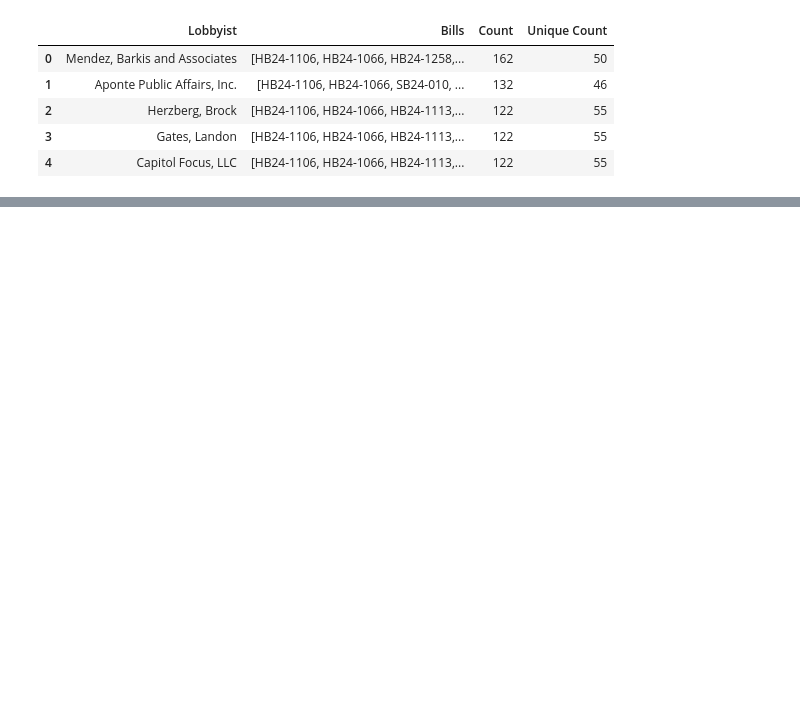
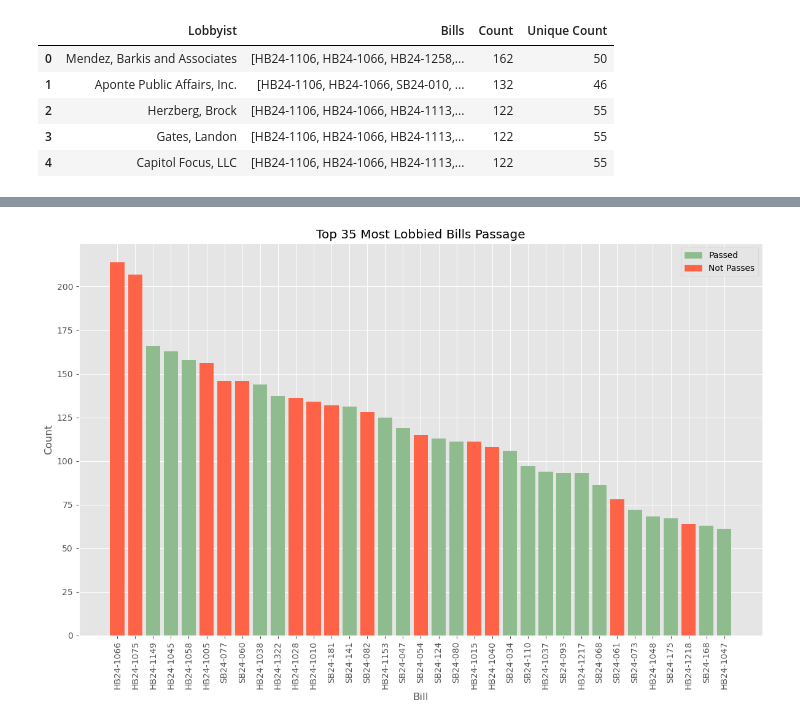
Before and after one commit to juliakirk/Web-Data-Science, a Jupyter notebook: finalProject.ipynb, the cells around one changed output, grey strips where cells are left out. Drawn from its saved outputs; the diff is of its cells as text; code cells hidden in the pictures; blank space fills up the shorter version.

```diff
--- a/finalProject.ipynb
+++ b/finalProject.ipynb
@@ -280,0 +219,31 @@ plt.show()
+# %%
+# Set up for color mapping
+billsDF['approved'] = billsDF['approved'].astype(str)
+billsDF['approved'] = billsDF['approved'].apply(
+    lambda x: False if x.strip().lower() == "false" else True
+)
+# color map
+color_map = ['darkseagreen' if val else 'tomato' for val in billsDF['approved'][:35]]
+
+# set syle then plot
+plt.style.use('ggplot')
+plt.figure(figsize=(12, 8))
+plt.bar(
+    billsDF['Bill #'][:35],
+    billsDF['Count'][:35],
+    color=color_map
+)
+
+plt.xlabel('Bill')
+plt.ylabel('Count')
+plt.title('Top 35 Most Lobbied Bills Passage')
+plt.xticks(rotation=90)
+
+# add legand
+approved_patch = mpatches.Patch(color='darkseagreen', label='Passed')
+not_approved_patch = mpatches.Patch(color='tomato', label='Not Passes')
+plt.legend(handles=[approved_patch, not_approved_patch])
+plt.tight_layout()
+plt.show()
+# %% [output]
+[figure, added]
```
Also changed, not shown: parts of 25 cells of this notebook, 1 other file.
